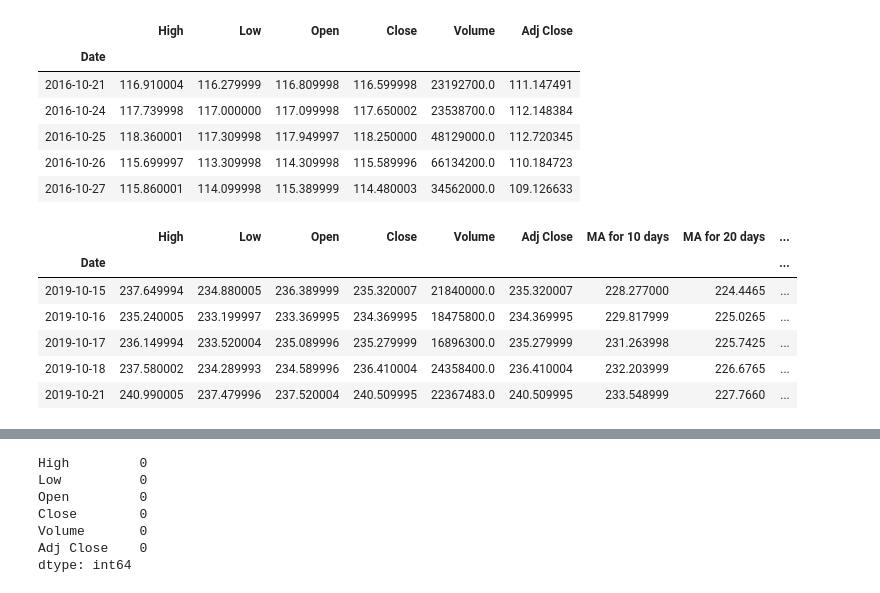
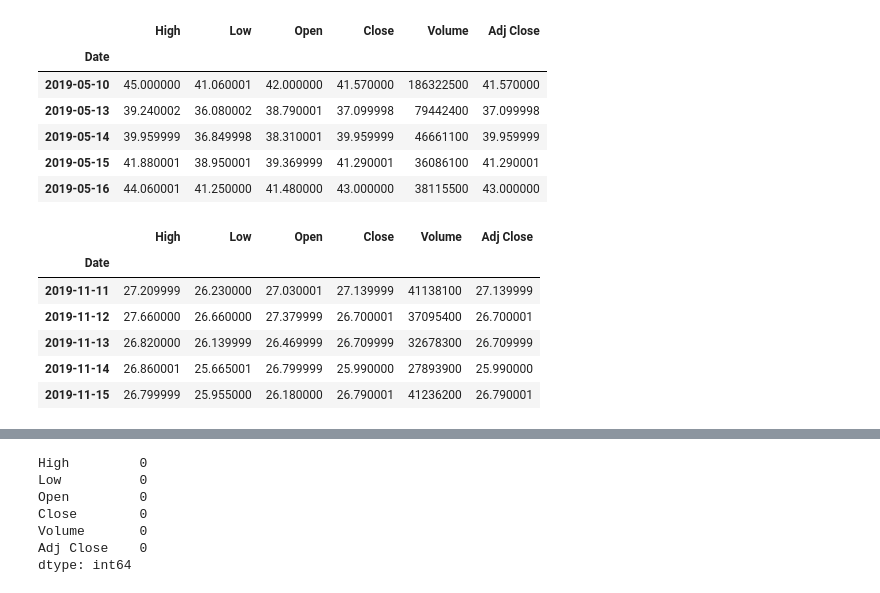
Before and after one commit to aditya0697/Stock_Market_Analysis_and_Prediction, a Jupyter notebook: Stock_Market_Analysis_and_Prediction1.ipynb, the cells around one changed output, grey strips where cells are left out. Drawn from its saved outputs; the diff is of its cells as text; code cells hidden in the pictures.

```diff
--- a/Stock_Market_Analysis_and_Prediction1.ipynb
+++ b/Stock_Market_Analysis_and_Prediction1.ipynb
@@ -38,23 +38,23 @@ for stock in tech_list:
 # %%
-AAPL.head(5)
+UBER.head(5)
 # %% [output]
 |  | High | Low | Open | Close | Volume | Adj Close |
 | Date |  |  |  |  |  |  |
-| 2016-10-21 | 116.910004 | 116.279999 | 116.809998 | 116.599998 | 23192700.0 | 111.147491 |
-| 2016-10-24 | 117.739998 | 117.000000 | 117.099998 | 117.650002 | 23538700.0 | 112.148384 |
-| 2016-10-25 | 118.360001 | 117.309998 | 117.949997 | 118.250000 | 48129000.0 | 112.720345 |
-| 2016-10-26 | 115.699997 | 113.309998 | 114.309998 | 115.589996 | 66134200.0 | 110.184723 |
-| 2016-10-27 | 115.860001 | 114.099998 | 115.389999 | 114.480003 | 34562000.0 | 109.126633 |
+| 2019-05-10 | 45.000000 | 41.060001 | 42.000000 | 41.570000 | 186322500 | 41.570000 |
+| 2019-05-13 | 39.240002 | 36.080002 | 38.790001 | 37.099998 | 79442400 | 37.099998 |
+| 2019-05-14 | 39.959999 | 36.849998 | 38.310001 | 39.959999 | 46661100 | 39.959999 |
+| 2019-05-15 | 41.880001 | 38.950001 | 39.369999 | 41.290001 | 36086100 | 41.290001 |
+| 2019-05-16 | 44.060001 | 41.250000 | 41.480000 | 43.000000 | 38115500 | 43.000000 |
 # %%
-AAPL.tail(5)
+UBER.tail(5)
 # %% [output]
-|  | High | Low | Open | Close | Volume | Adj Close | MA for 10 days | MA for 20 days | ... |
-| Date |  |  |  |  |  |  |  |  | ... |
-| 2019-10-15 | 237.649994 | 234.880005 | 236.389999 | 235.320007 | 21840000.0 | 235.320007 | 228.277000 | 224.4465 | ... |
-| 2019-10-16 | 235.240005 | 233.199997 | 233.369995 | 234.369995 | 18475800.0 | 234.369995 | 229.817999 | 225.0265 | ... |
-| 2019-10-17 | 236.149994 | 233.520004 | 235.089996 | 235.279999 | 16896300.0 | 235.279999 | 231.263998 | 225.7425 | ... |
-| 2019-10-18 | 237.580002 | 234.289993 | 234.589996 | 236.410004 | 24358400.0 | 236.410004 | 232.203999 | 226.6765 | ... |
-| 2019-10-21 | 240.990005 | 237.479996 | 237.520004 | 240.509995 | 22367483.0 | 240.509995 | 233.548999 | 227.7660 | ... |
+|  | High | Low | Open | Close | Volume | Adj Close |
+| Date |  |  |  |  |  |  |
+| 2019-11-11 | 27.209999 | 26.230000 | 27.030001 | 27.139999 | 41138100 | 27.139999 |
+| 2019-11-12 | 27.660000 | 26.660000 | 27.379999 | 26.700001 | 37095400 | 26.700001 |
+| 2019-11-13 | 26.820000 | 26.139999 | 26.469999 | 26.709999 | 32678300 | 26.709999 |
+| 2019-11-14 | 26.860001 | 25.665001 | 26.799999 | 25.990000 | 27893900 | 25.990000 |
+| 2019-11-15 | 26.799999 | 25.955000 | 26.180000 | 26.790001 | 41236200 | 26.790001 |
 # %%
 AAPL.info()
 # %% [output]
```
Also changed, not shown: parts of 10 cells of this notebook, 3 other files.
